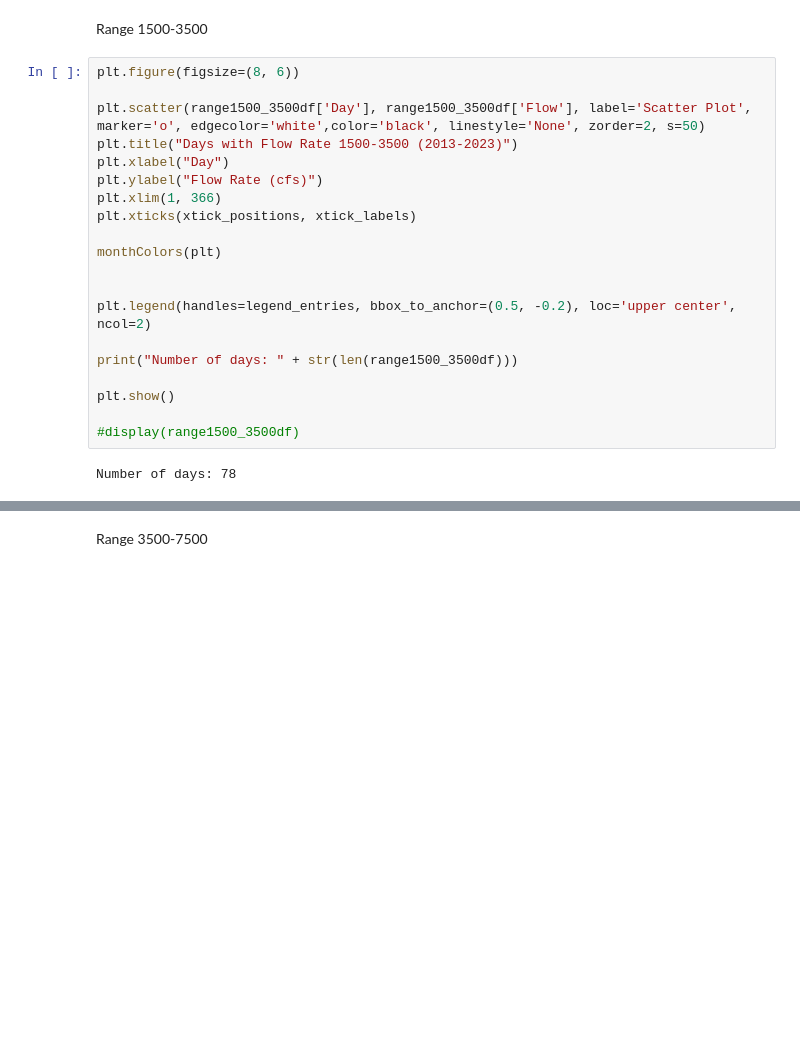
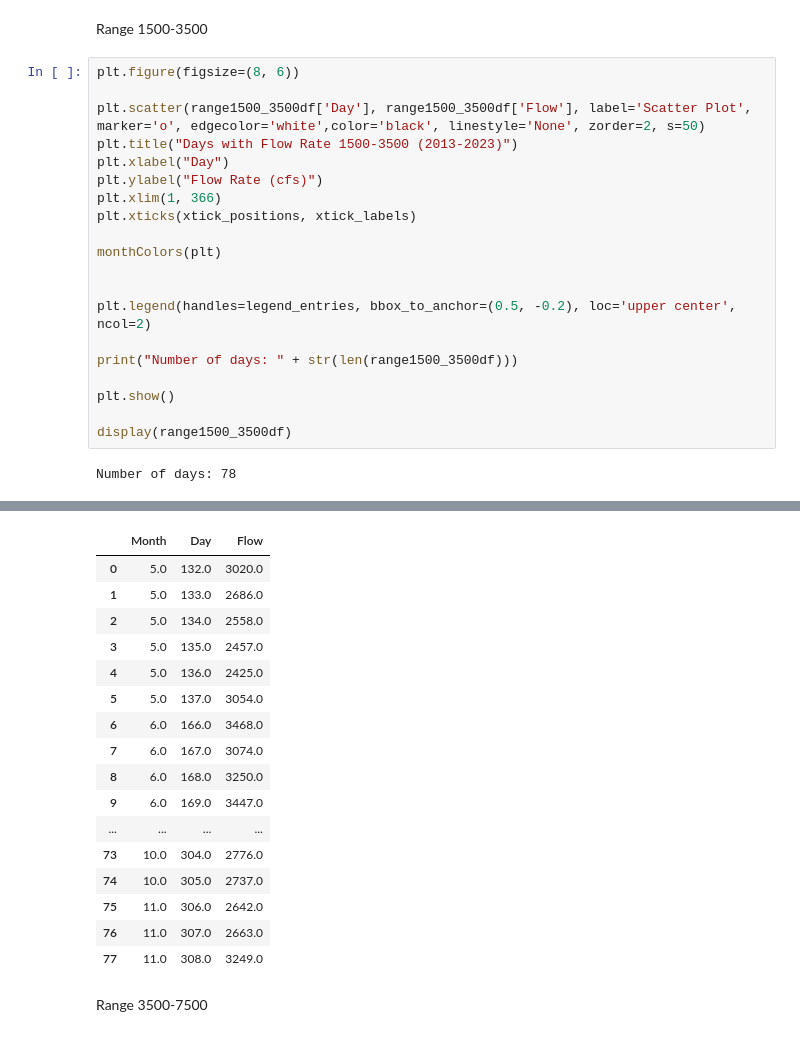
Before and after one commit to annahollandkeener/L-D2, a Jupyter notebook: L&D.ipynb, the cells around one changed output, grey strips where cells are left out. Drawn from its saved outputs; the diff is of its cells as text; blank space fills up the shorter version.

Commit message:
Flow analysis for the comman man

```diff
--- a/L&D.ipynb
+++ b/L&D.ipynb
@@ -449,26 +453,43 @@ Range 1500-3500
 # %%
 plt.figure(figsize=(8, 6))
 
 plt.scatter(range1500_3500df['Day'], range1500_3500df['Flow'], label='Scatter Plot', marker='o', edgecolor='white',color='black', linestyle='None', zorder=2, s=50)
 plt.title("Days with Flow Rate 1500-3500 (2013-2023)")
 plt.xlabel("Day")
 plt.ylabel("Flow Rate (cfs)")
 plt.xlim(1, 366)
 plt.xticks(xtick_positions, xtick_labels)
 
 monthColors(plt)
 
 
 plt.legend(handles=legend_entries, bbox_to_anchor=(0.5, -0.2), loc='upper center', ncol=2)
 
 print("Number of days: " + str(len(range1500_3500df)))
 
 plt.show()
 
-#display(range1500_3500df)
+display(range1500_3500df)
 # %% [output]
 Number of days: 78
 [figure]
+|  | Month | Day | Flow |
+| 0 | 5.0 | 132.0 | 3020.0 |
+| 1 | 5.0 | 133.0 | 2686.0 |
+| 2 | 5.0 | 134.0 | 2558.0 |
+| 3 | 5.0 | 135.0 | 2457.0 |
+| 4 | 5.0 | 136.0 | 2425.0 |
+| 5 | 5.0 | 137.0 | 3054.0 |
+| 6 | 6.0 | 166.0 | 3468.0 |
+| 7 | 6.0 | 167.0 | 3074.0 |
+| 8 | 6.0 | 168.0 | 3250.0 |
+| 9 | 6.0 | 169.0 | 3447.0 |
+| ... | ... | ... | ... |
+| 73 | 10.0 | 304.0 | 2776.0 |
+| 74 | 10.0 | 305.0 | 2737.0 |
+| 75 | 11.0 | 306.0 | 2642.0 |
+| 76 | 11.0 | 307.0 | 2663.0 |
+| 77 | 11.0 | 308.0 | 3249.0 |
 # %% [markdown]
 Range 3500-7500
 # %%
```
Also changed, not shown: parts of 4 cells of this notebook, 2 other files.
